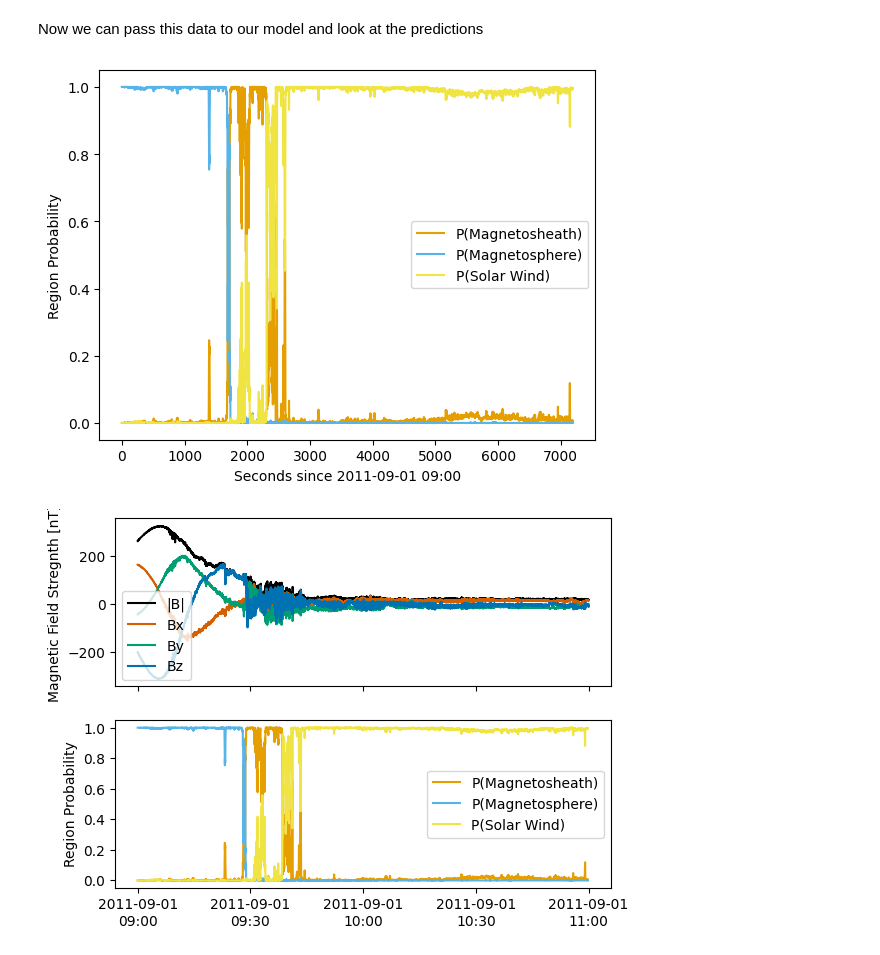
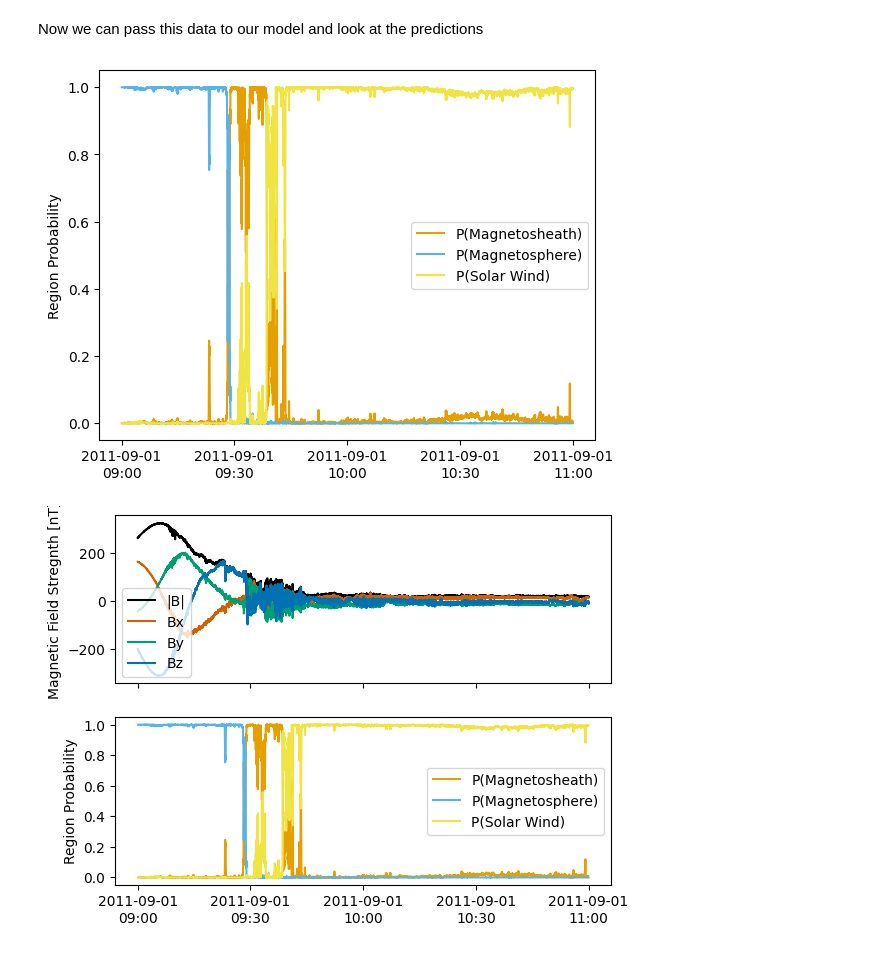
Before and after one commit to daraghhollman/messenger_region_classifier, a Jupyter notebook: examples/minimal_application_example.ipynb, the cells around one changed output. Cells and saved outputs as stored; diff of their text form; code cells hidden in the pictures.

Commit message:
Update apply model code to include classification window centre times in function output

```diff
--- a/examples/minimal_application_example.ipynb
+++ b/examples/minimal_application_example.ipynb
@@ -114,7 +114,7 @@ sys.path.insert(
 )
 from apply_model import get_magnetospheric_region
 
-region_probabilities = get_magnetospheric_region(
+classification_times, region_probabilities = get_magnetospheric_region(
     start_time,
     end_time,
     model_path="../data/model/messenger_region_classifier.pkl"
@@ -122,19 +122,20 @@ region_probabilities = get_magnetospheric_region(
 # %%
 # Now lets look at these probabilities in time
 
 fig, ax = plt.subplots()
 
 labels = ["P(Magnetosheath)", "P(Magnetosphere)", "P(Solar Wind)"]
 colours = [hermpy.plotting.wong_colours[c] for c in ["orange", "light blue", "yellow"]]
 
 for i, (colour, label) in enumerate(zip(colours, labels)):
-    ax.plot(range(len(region_probabilities)), region_probabilities[:, i], color=colour, label=label)
+    ax.plot(classification_times, region_probabilities[:, i], color=colour, label=label)
 
 ax.legend()
-ax.set_xlabel("Seconds since 2011-09-01 09:00")
+ax.xaxis.set_major_locator(matplotlib.dates.MinuteLocator([0, 30]))
+ax.xaxis.set_major_formatter(matplotlib.dates.DateFormatter("%Y-%m-%d\n%H:%M"))
 ax.set_ylabel("Region Probability");
 # %% [output]
-[figure, old version]
+[figure, new version]
 # %%
 # Or better yet, we can stack these two plots together
 fig, axes = plt.subplots(2, 1, sharex=True)
@@ -152,14 +153,12 @@ mag_ax.set_ylabel("Magnetic Field Stregnth [nT]")
 labels = ["P(Magnetosheath)", "P(Magnetosphere)", "P(Solar Wind)"]
 region_colours = [hermpy.plotting.wong_colours[c] for c in ["orange", "light blue", "yellow"]]
 
-probability_times = [start_time + dt.timedelta(seconds=t) for t in range(len(region_probabilities))]
-
 for i, (colour, label) in enumerate(zip(region_colours, labels)):
-    proba_ax.plot(probability_times, region_probabilities[:, i], color=colour, label=label)
+    proba_ax.plot(classification_times, region_probabilities[:, i], color=colour, label=label)
 
 proba_ax.legend()
 proba_ax.xaxis.set_major_locator(matplotlib.dates.MinuteLocator([0, 30]))
 proba_ax.xaxis.set_major_formatter(matplotlib.dates.DateFormatter("%Y-%m-%d\n%H:%M"))
 proba_ax.set_ylabel("Region Probability");
 # %% [output]
-[figure, old version]
+[figure, new version]
```
Also changed, not shown: 1 other file.
